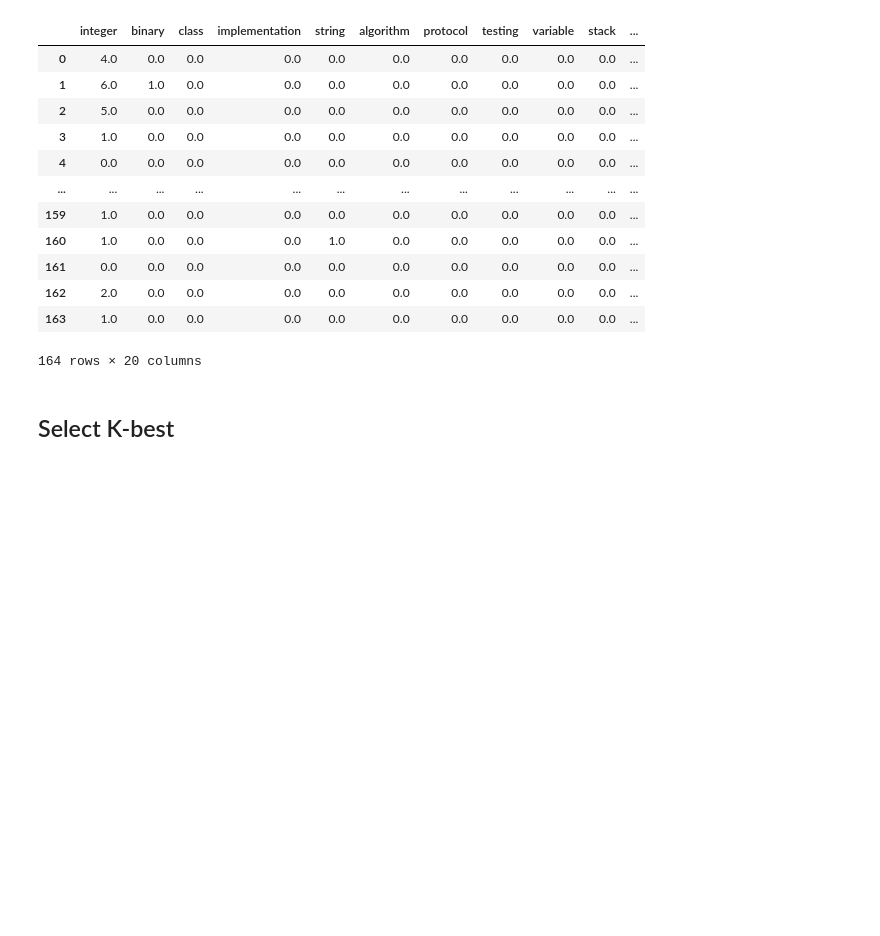
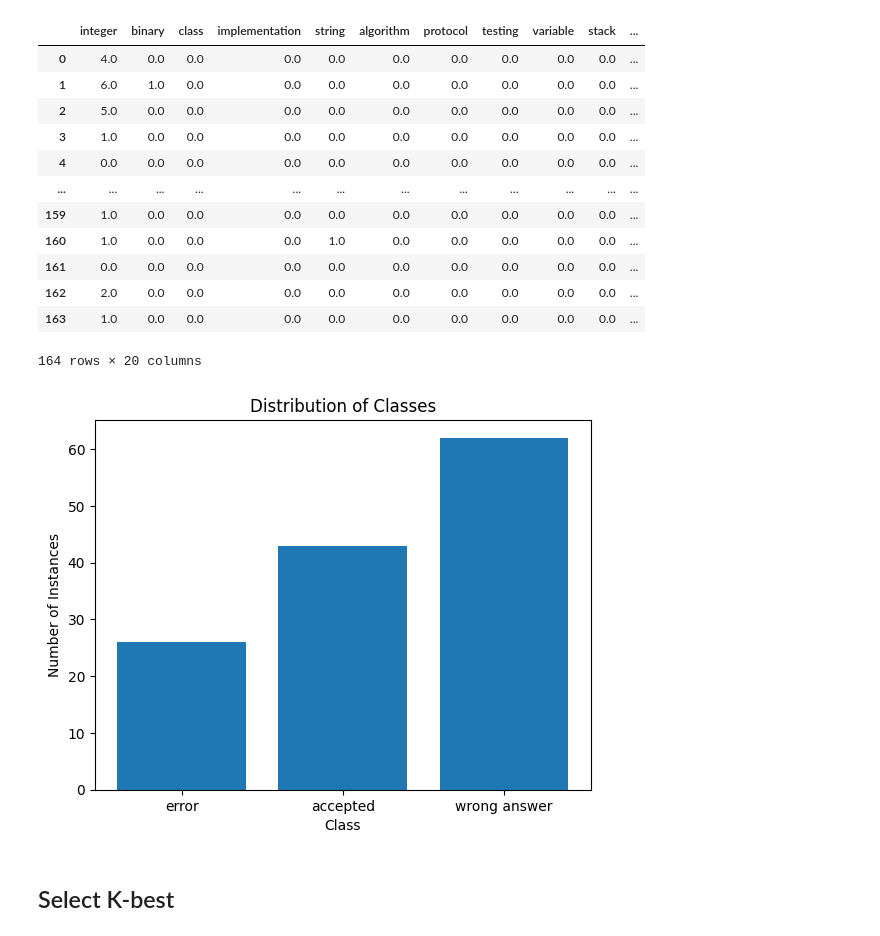
Before and after one commit to jobrooks/Solving-Coding-Problems-With-Machine-Learning, a Jupyter notebook: Analysis.ipynb, the cells around one changed output. Cells and saved outputs as stored; diff of their text form; code cells hidden in the pictures; blank space fills up the shorter version.

```diff
--- a/Analysis.ipynb
+++ b/Analysis.ipynb
@@ -242,10 +242,8 @@ with open("output.csv", mode="w", newline='') as csvfile:
 
 #creating dataframe from features
 features = pd.read_csv("./output.csv")
-
 # Adding problem difficulties to features
 features['Difficulty'] = df_kattis['Difficulty']
-
 # Check unique values in the 'Textstd' column
 unique_values = features['Textstd'].unique()
 
@@ -264,7 +262,6 @@ textstd_map = {
     '18th and 19th grade': 11,
 }
 features['Textstd'] = features['Textstd'].map(textstd_map)
-
 # Adding result column to features
 features['Result'] = df_kattis['Result']
 
@@ -274,45 +271,54 @@ result_encoded = encoder.fit_transform(features[['Result']])
 
 # Convert the sparse matrix to a DataFrame
 result_df = pd.DataFrame.sparse.from_spmatrix(result_encoded, columns=encoder.categories_[0])
-
 # Concatenate the one-hot encoded target variable with the original DataFrame
 df_encoded = pd.concat([features, result_df], axis=1)
-
 # Drop the original 'Result' column
 df_encoded.drop('Result', axis=1, inplace=True)
 
 scaled_features = scaler.fit_transform(df_encoded.drop(['accepted', 'wrong answer', 'error'], axis=1))
 scaled_features = pd.DataFrame(scaled_features, columns=df_encoded.drop(['accepted', 'wrong answer', 'error'], axis=1).columns)
 
 result_encoded = df_encoded[['accepted', 'wrong answer', 'error']]
 
 X = scaled_features
 y = result_encoded
-
-X_train, X_test, y_train, y_test = train_test_split(X, y, test_size=0.2, random_state=42)
+X_train, X_test, y_train, y_test = train_test_split(X, y, test_size=0.2, random_state=42, stratify=y.values)
 
 # Combine X_train and y_train into a single DataFrame
 train_data = pd.concat([X_train, y_train], axis=1)
 
-# counts = y_test.apply(lambda x: x.eq(1).sum())
+# Count the occurrences of each class
+class_counts = train_data[['error', 'accepted', 'wrong answer']].sum()
 
-# print(counts)
+# Create a bar plot
+plt.bar(class_counts.index, class_counts.values)
+
+# Add labels and title
+plt.xlabel('Class')
+plt.ylabel('Number of Instances')
+plt.title('Distribution of Classes')
+
+# Show plot
+plt.show()
 
 # Separate minority and majority classes
 error_data = train_data[train_data['error'] == 1]
 accepted_data = train_data[train_data['accepted'] == 1]
 wrong_data = train_data[train_data['wrong answer'] == 1]
 
 # Upsample minority class
 error_data_upsampled = resample(error_data, random_state=42, replace=True, n_samples=len(wrong_data))
 accepted_data_upsampled = resample(accepted_data, random_state=42, replace=True, n_samples=len(wrong_data))
 
 # Combine majority class with upsampled minority class
 upsampled_data = pd.concat([error_data_upsampled, accepted_data_upsampled, wrong_data])
 
 # Separate features and target variable
 X_train_upsampled = upsampled_data.drop(['accepted', 'wrong answer' , 'error'], axis=1)
 y_train_upsampled = upsampled_data[['accepted','wrong answer','error']].values.argmax(axis=1)
+# %% [output]
+[figure, added]
 # %% [markdown]
 ## Select K-best
 # %%
```
Also changed, not shown: parts of 4 cells of this notebook.
